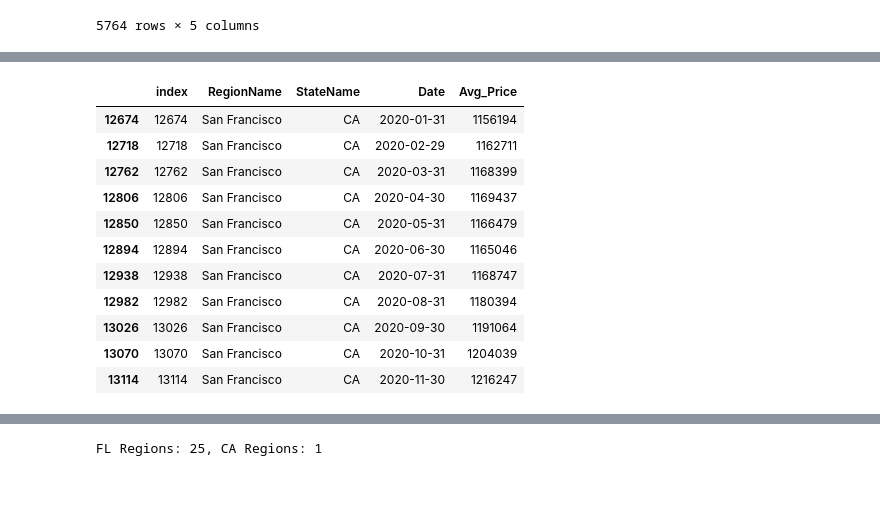
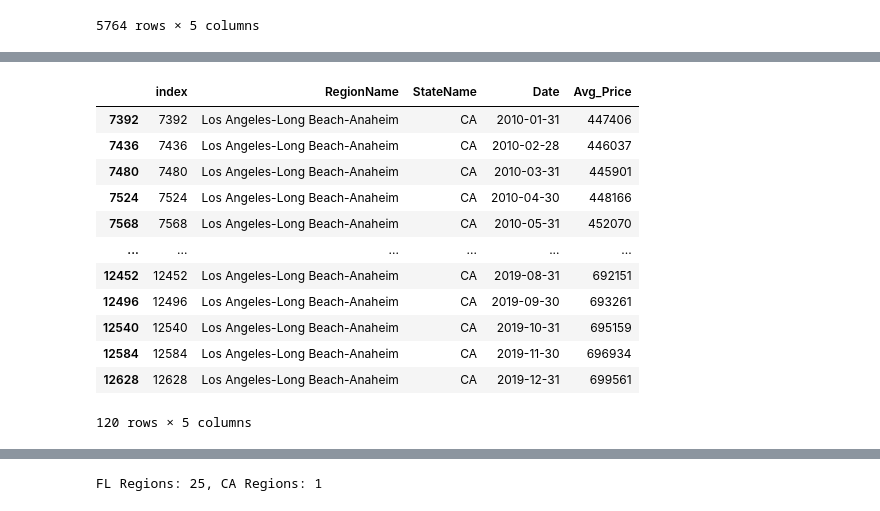
Before and after one commit to Jopinson/COVID19_Property_Pandemic, a Jupyter notebook: notebooks/modeling/Covid-Housing-ML.ipynb, the cells around one changed output, grey strips where cells are left out. Cells and saved outputs as stored; diff of their text form; code cells hidden in the pictures.

```diff
--- a/notebooks/modeling/Covid-Housing-ML.ipynb
+++ b/notebooks/modeling/Covid-Housing-ML.ipynb
@@ -63,3 +64,6 @@ base_df
 | 13154 | 13154 | Arcadia | FL | 2020-11-30 | 145303 |
 | 13155 | 13155 | Wauchula | FL | 2020-11-30 | 124440 |
 5764 rows × 5 columns
+# %%
+train_df = base_df.loc[(base_df["Date"] <'2020-01-01')]
+train_df
@@ -72,20 +102,25 @@ actual_df.Date.nunique()
 # %%
-# Create CA dataframes & FL dataframes
+# Create datesframes for each state + top COVID cities for each (CA = LA/FL = Miami)
 FL_base_df = base_df.loc[(base_df["StateName"] == "FL")]
 FL_actual_df = actual_df.loc[(actual_df["StateName"] == "FL")]
-CA_base_df = base_df.loc[(base_df["RegionName"] == "San Francisco")]
-CA_actual_df = actual_df.loc[(actual_df["RegionName"] == "San Francisco")]
-CA_actual_df
+Miami_base_df = base_df.loc[(base_df["RegionName"] == "Miami-Fort Lauderdale")]
+Miami_actual_df = actual_df.loc[(actual_df["RegionName"] == "Miami-Fort Lauderdale")]
+CA_base_df = base_df.loc[(base_df["StateName"] == "CA")]
+CA_actual_df = actual_df.loc[(actual_df["StateName"] == "CA")]
+LA_base_df = train_df.loc[(train_df["RegionName"] == "Los Angeles-Long Beach-Anaheim")]
+LA_actual_df = actual_df.loc[(actual_df["RegionName"] == "Los Angeles-Long Beach-Anaheim")]
+LA_base_df
 # %% [output]
 |  | index | RegionName | StateName | Date | Avg_Price |
-| 12674 | 12674 | San Francisco | CA | 2020-01-31 | 1156194 |
-| 12718 | 12718 | San Francisco | CA | 2020-02-29 | 1162711 |
-| 12762 | 12762 | San Francisco | CA | 2020-03-31 | 1168399 |
-| 12806 | 12806 | San Francisco | CA | 2020-04-30 | 1169437 |
-| 12850 | 12850 | San Francisco | CA | 2020-05-31 | 1166479 |
-| 12894 | 12894 | San Francisco | CA | 2020-06-30 | 1165046 |
-| 12938 | 12938 | San Francisco | CA | 2020-07-31 | 1168747 |
-| 12982 | 12982 | San Francisco | CA | 2020-08-31 | 1180394 |
-| 13026 | 13026 | San Francisco | CA | 2020-09-30 | 1191064 |
-| 13070 | 13070 | San Francisco | CA | 2020-10-31 | 1204039 |
-| 13114 | 13114 | San Francisco | CA | 2020-11-30 | 1216247 |
+| 7392 | 7392 | Los Angeles-Long Beach-Anaheim | CA | 2010-01-31 | 447406 |
+| 7436 | 7436 | Los Angeles-Long Beach-Anaheim | CA | 2010-02-28 | 446037 |
+| 7480 | 7480 | Los Angeles-Long Beach-Anaheim | CA | 2010-03-31 | 445901 |
+| 7524 | 7524 | Los Angeles-Long Beach-Anaheim | CA | 2010-04-30 | 448166 |
+| 7568 | 7568 | Los Angeles-Long Beach-Anaheim | CA | 2010-05-31 | 452070 |
+| ... | ... | ... | ... | ... | ... |
+| 12452 | 12452 | Los Angeles-Long Beach-Anaheim | CA | 2019-08-31 | 692151 |
+| 12496 | 12496 | Los Angeles-Long Beach-Anaheim | CA | 2019-09-30 | 693261 |
+| 12540 | 12540 | Los Angeles-Long Beach-Anaheim | CA | 2019-10-31 | 695159 |
+| 12584 | 12584 | Los Angeles-Long Beach-Anaheim | CA | 2019-11-30 | 696934 |
+| 12628 | 12628 | Los Angeles-Long Beach-Anaheim | CA | 2019-12-31 | 699561 |
+120 rows × 5 columns
```
Also changed, not shown: parts of 24 cells of this notebook.
